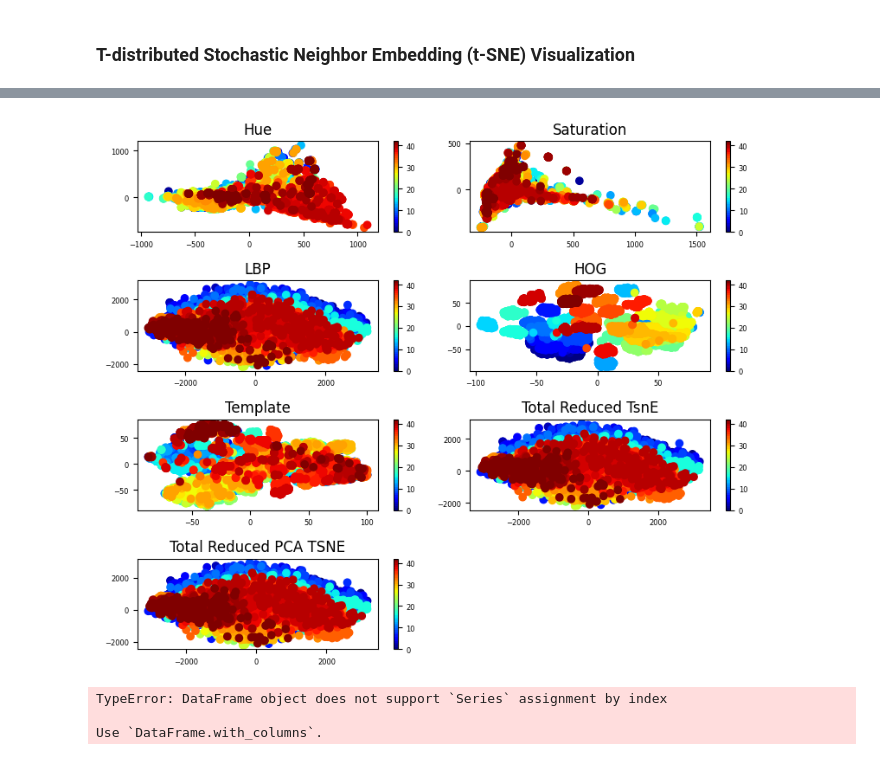
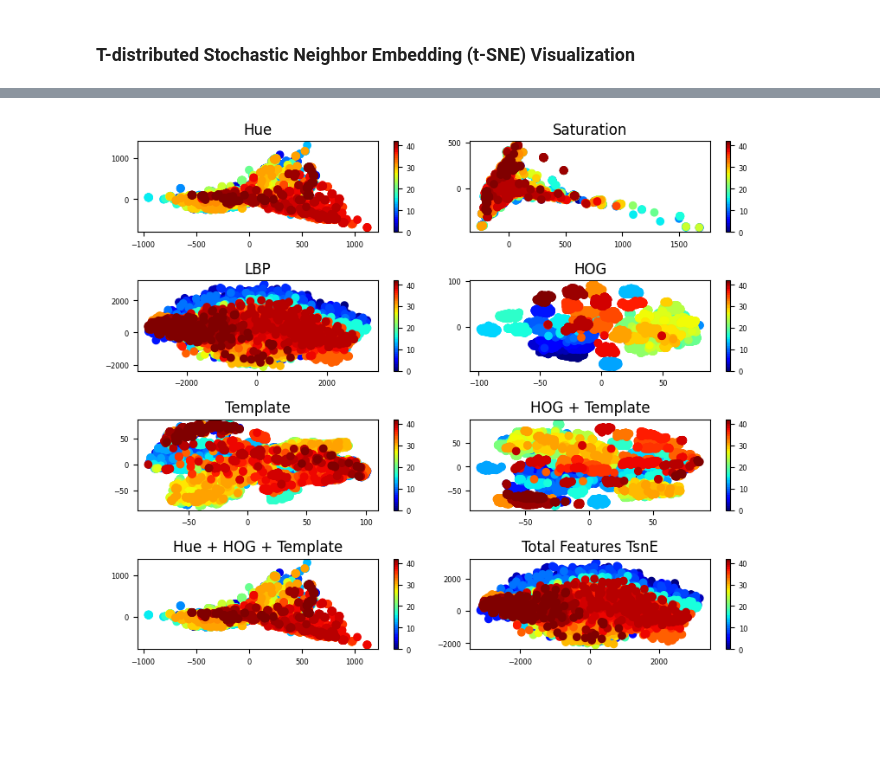
Before and after one commit to teddy661/281-final-project, a Jupyter notebook: PCA_LW.ipynb, the cells around one changed output, grey strips where cells are left out. Cells and saved outputs as stored; diff of their text form; code cells hidden in the pictures; blank space fills up the shorter version.

```diff
--- a/PCA_LW.ipynb
+++ b/PCA_LW.ipynb
@@ -397,0 +451,8 @@ plt.show()
+# %%
+# save features_hog_template_pca to a csv file
+features_hog_template_pca_file = Path("data/features_hog_template_pca.csv")
+if not features_hog_template_pca_file.exists():
+    np.savetxt(features_hog_template_pca_file, features_hog_template_pca, delimiter=",")
+else:
+    features_hog_template_pca = np.loadtxt(features_hog_template_pca_file, delimiter=",")
+print("Shape of features_hog_template_pca:", features_hog_template_pca.shape)
@@ -449,8 +537,14 @@ if not tsne_results_file.exists():
     lbp_tsne = tsne.fit_transform(lbp)
     hog_tsne = tsne.fit_transform(hog)
     template_tsne = tsne.fit_transform(template)
-    total_reduced_tsne = tsne.fit_transform(features_total_reduced)
-    total_reduced_pca_tsne = tsne.fit_transform(features_total_reduced_pca)
+    hog_template_tsne = tsne.fit_transform(features_hog_template)
+    hue_hog_template_tsne = tsne.fit_transform(features_hue_hog_template)
+    hog_template_pca_tsne = tsne.fit_transform(features_hog_template_pca)
+    total_tsne = tsne.fit_transform(features_total)
+    total_reduced_pca_tsne = tsne.fit_transform(features_total_pca)
+
+    # total_reduced_tsne = tsne.fit_transform(features_total_reduced)
+    # total_reduced_pca_tsne = tsne.fit_transform(features_total_reduced_pca)
     joblib.dump(
         {
             "hue_tsne": hue_tsne,
@@ -458,7 +552,10 @@ if not tsne_results_file.exists():
             "lbp_tsne": lbp_tsne,
             "hog_tsne": hog_tsne,
             "tem_tsne": template_tsne,
-            "tot_reduced_tsne": total_reduced_tsne,
+            "hog_tem_tsne": hog_template_tsne,
+            "hog_tem_pca_tsne": hog_template_pca_tsne,
+            "hue_hog_temp_tsne": hue_hog_template_tsne,
+            "tot_tsne": total_tsne,
             "tot_reduced_pca_tsne": total_reduced_pca_tsne,
         },
         tsne_results_file,
@@ -470,5 +567,8 @@ else:
     lbp_tsne = loaded_tsne["lbp_tsne"]
     hog_tsne = loaded_tsne["hog_tsne"]
     template_tsne = loaded_tsne["tem_tsne"]
-    total_reduced_tsne = loaded_tsne["tot_reduced_tsne"]
+    hog_template_tsne = loaded_tsne["hog_tem_tsne"]
+    hog_template_pca_tsne = loaded_tsne["hog_tem_pca_tsne"]
+    hue_hog_template_tsne = loaded_tsne["hue_hog_temp_tsne"]
+    total_tsne = loaded_tsne["tot_tsne"]
     total_reduced_pca_tsne = loaded_tsne["tot_reduced_pca_tsne"]
@@ -482,8 +600,10 @@ features_list = [
     lbp_tsne,
     hog_tsne,
     template_tsne,
-    total_reduced_tsne,
-    total_reduced_pca_tsne,
+    hog_template_tsne,
+    hue_hog_template_tsne,
+    total_tsne,
+    # total_reduced_pca_tsne,
 ]
 title_list = [
     "Hue",
@@ -491,71 +611,39 @@ title_list = [
     "LBP",
     "HOG",
     "Template",
-    "Total Reduced TsnE",
-    "Total Reduced PCA TSNE",
+    "HOG + Template",
+    "Hue + HOG + Template",
+    "Total Features TsnE",
+    # "Total Reduced Features (PCA) TSNE",
 ]
 
 
 # define a function to plot TSNE results for 6 features, 2 rows and 4 columns
 def plot_tsne(features_list, title_list):
     fig = plt.figure(figsize=(8, 8))
     for i in range(len(features_list)):
         plt.subplot(5, 2, i + 1)
         plt.scatter(
             features_list[i][:, 0],
             features_list[i][:, 1],
             c=dft["ClassId"],
             cmap=plt.cm.get_cmap("jet", 43),
         )
         # plt.colorbar(ticks=range(43))
         # plt.clim(-0.5, 42.5)
         # change the colorbar label font size
         cbar = plt.colorbar()
         cbar.ax.tick_params(labelsize=6)
         # change font size for x and y ticks
         plt.xticks(fontsize=6)
         plt.yticks(fontsize=6)
         plt.title(title_list[i])
+        #show x and y axis labels
+
     plt.tight_layout()
     plt.show()
 
 
 plot_tsne(features_list, title_list)
 # %% [output]
-[figure, old version]
+[figure, new version]
-# %%
-def plot_sns_tsne(features_list, title_list):
-    for i in range(len(features_list)):
-        # create a dataframe to store the TSNE results
-        df_tsne = pl.DataFrame()
-        # add ClassId column to the dataframe
-        df_tsne["ClassId"] = dft["ClassId"]
-        # add the TSNE results to the dataframe
-        df_tsne["comp-1"] = features_list[i][:, 0]
-        df_tsne["comp-2"] = features_list[i][:, 1]
-        # create a figure
-        sns.scatterplot(
-            x="comp-1",
-            y="comp-2",
-            hue=df_tsne["ClassId"].tolist(),
-            palette=sns.color_palette("hls", 3),
-            data=df_tsne,
-        ).set(title=title_list[i])
-        # put hue legend to the bottom outside of the plot
-        # plt.legend(bbox_to_anchor=(1.01, 1),borderaxespad=0)
-        # wrap the legend if the legend is too long
-        plt.legend(bbox_to_anchor=(1.01, 1), borderaxespad=0, loc="upper left", ncol=2)
-        # change the font size for hue legend
-        plt.setp(plt.gca().get_legend().get_texts(), fontsize="6")
-        # change font size for x and y ticks
-        plt.xticks(fontsize=6)
-        plt.yticks(fontsize=6)
-        # plt.tight_layout()
-        plt.show()
-
-
-plot_sns_tsne(features_list, title_list)
-# %% [output]
-TypeError: DataFrame object does not support `Series` assignment by index
-
-Use `DataFrame.with_columns`.
```
Also changed, not shown: parts of 32 cells of this notebook, 1 other file.
